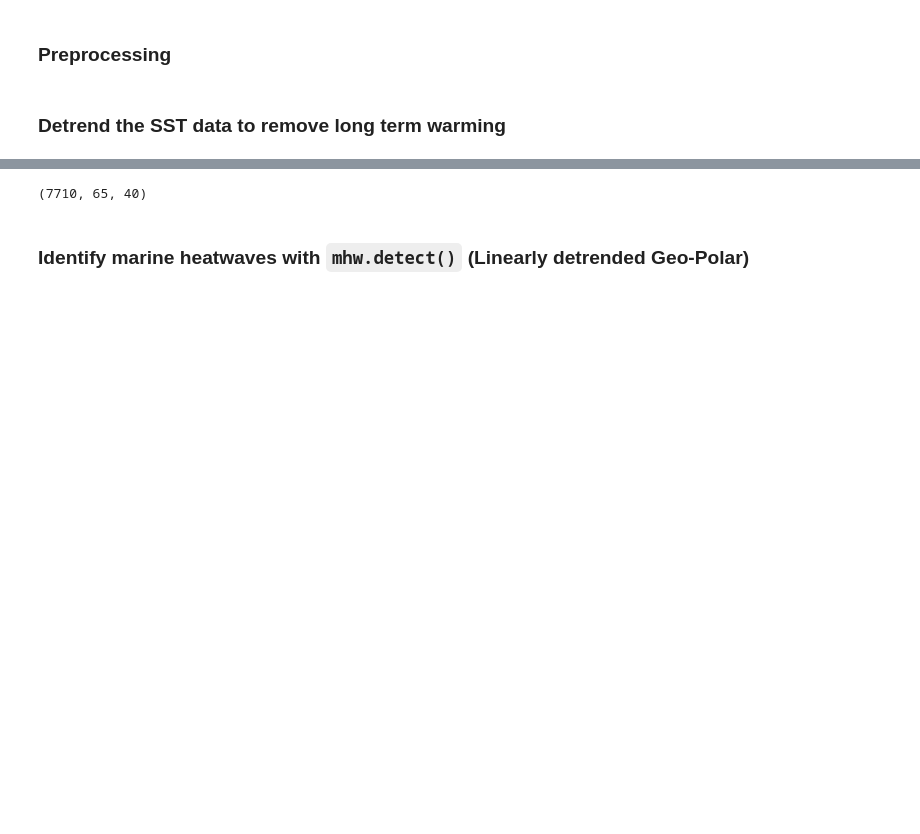
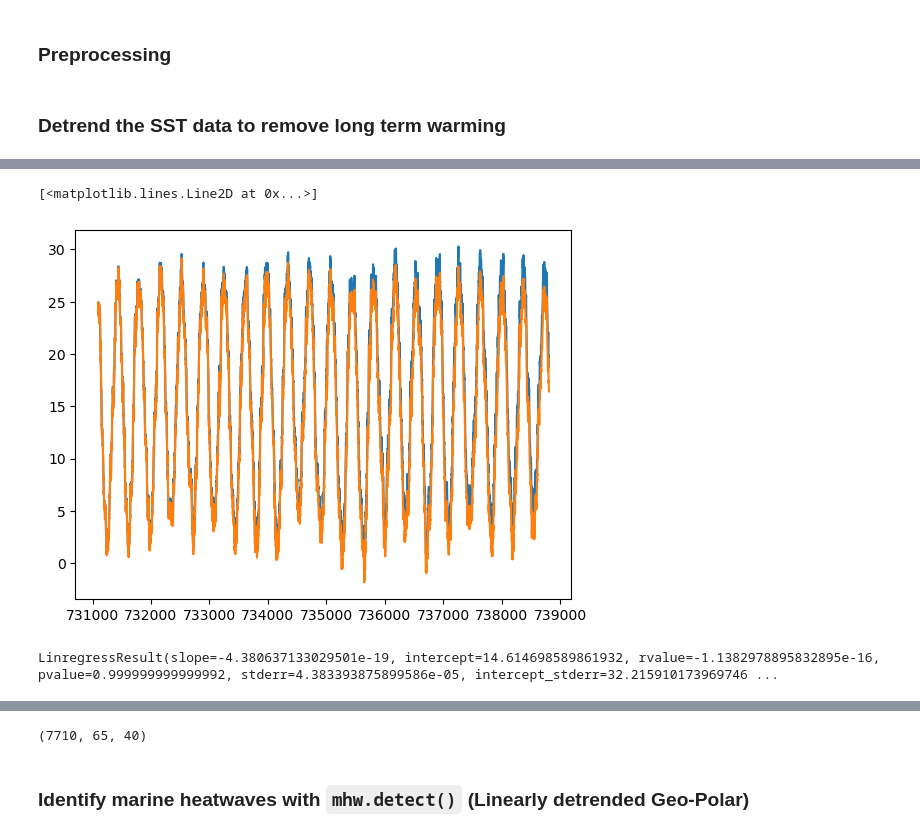
Before and after one commit to rwegener2/chesapeake_mhw, a Jupyter notebook: notebooks/01_intermediate_processing/01b_MHW_calculation_satellites.ipynb, the cells around one changed output, grey strips where cells are left out. Drawn from its saved outputs; the diff is of its cells as text; code cells hidden in the pictures; blank space fills up the shorter version.

```diff
--- a/notebooks/01_intermediate_processing/01b_MHW_calculation_satellites.ipynb
+++ b/notebooks/01_intermediate_processing/01b_MHW_calculation_satellites.ipynb
@@ -289,0 +394,10 @@ sst_np = geopolar.values
+# %%
+plt.plot(time_ordinal, time_series)
+plt.plot(time_ordinal, detrended_sst_np[:, 25, 25])
+# %% [output]
+[<matplotlib.lines.Line2D at 0x...>]
+[figure, added]
+# %%
+stats.linregress(time_ordinal, detrended_sst_np[:, 25, 25])
+# %% [output]
+LinregressResult(slope=-4.380637133029501e-19, intercept=14.614698589861932, rvalue=-1.1382978895832895e-16, pvalue=0.999999999999992, stderr=4.383393875899586e-05, intercept_stderr=32.215910173969746 ...
```
Also changed, not shown: parts of 38 cells of this notebook, 23 other files.
